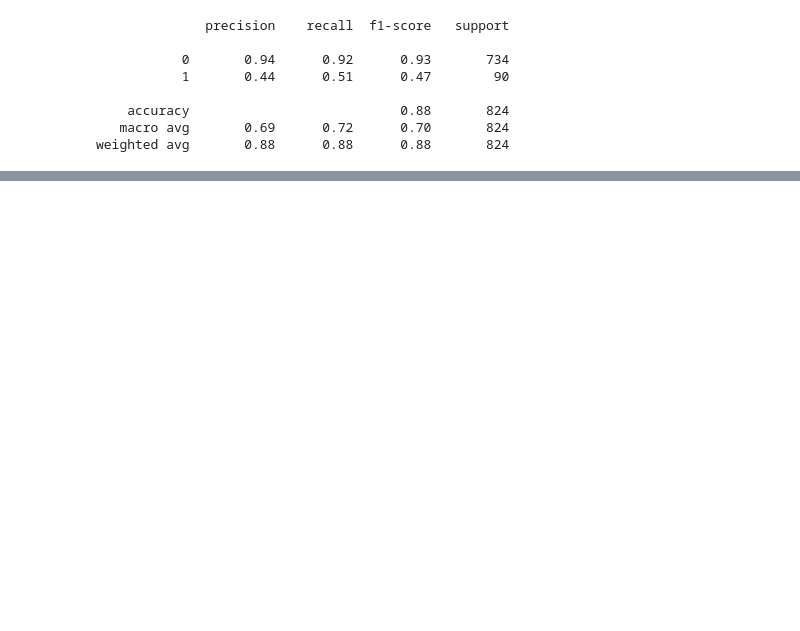
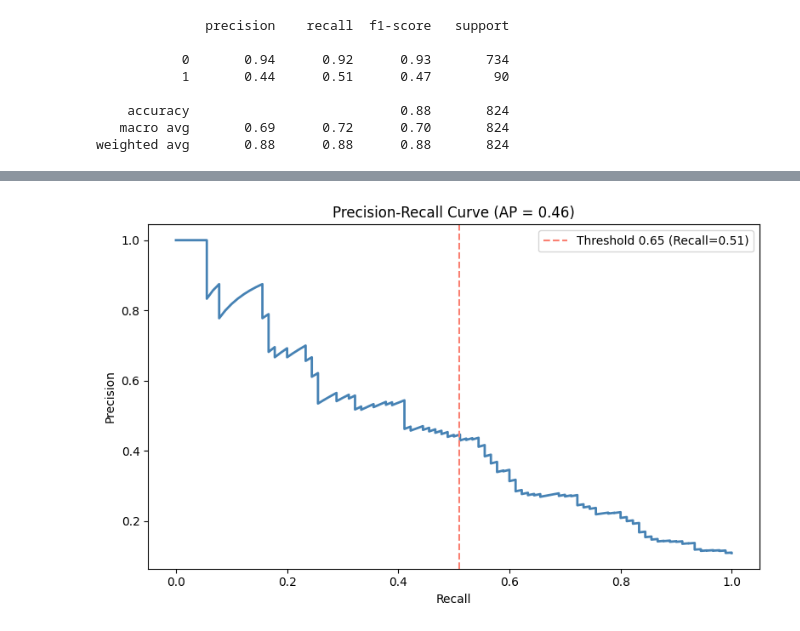
Before and after one commit to oliespineira/ML-fundamentals-2026, a Jupyter notebook: ML-fundamentals-2026.ipynb, the cells around one changed output, grey strips where cells are left out. Cells and saved outputs as stored; diff of their text form; code cells hidden in the pictures; blank space fills up the shorter version.

```diff
--- a/ML-fundamentals-2026.ipynb
+++ b/ML-fundamentals-2026.ipynb
@@ -841,0 +1010,17 @@ For the classification threshold, the default 0.5 was adjusted to 0.65 on the va
+# %%
+from sklearn.metrics import precision_recall_curve, average_precision_score
+
+precision_curve, recall_curve, thresholds = precision_recall_curve(y_val, y_pred_proba)
+ap = average_precision_score(y_val, y_pred_proba)
+
+plt.figure(figsize=(8, 5))
+plt.plot(recall_curve, precision_curve, color='steelblue', lw=2)
+plt.axvline(x=0.51, color='salmon', linestyle='--', label='Threshold 0.65 (Recall=0.51)')
+plt.xlabel('Recall')
+plt.ylabel('Precision')
+plt.title(f'Precision-Recall Curve (AP = {ap:.2f})')
+plt.legend()
+plt.tight_layout()
+plt.show()
+# %% [output]
+[figure, added]
```
Also changed, not shown: parts of 53 cells of this notebook.
